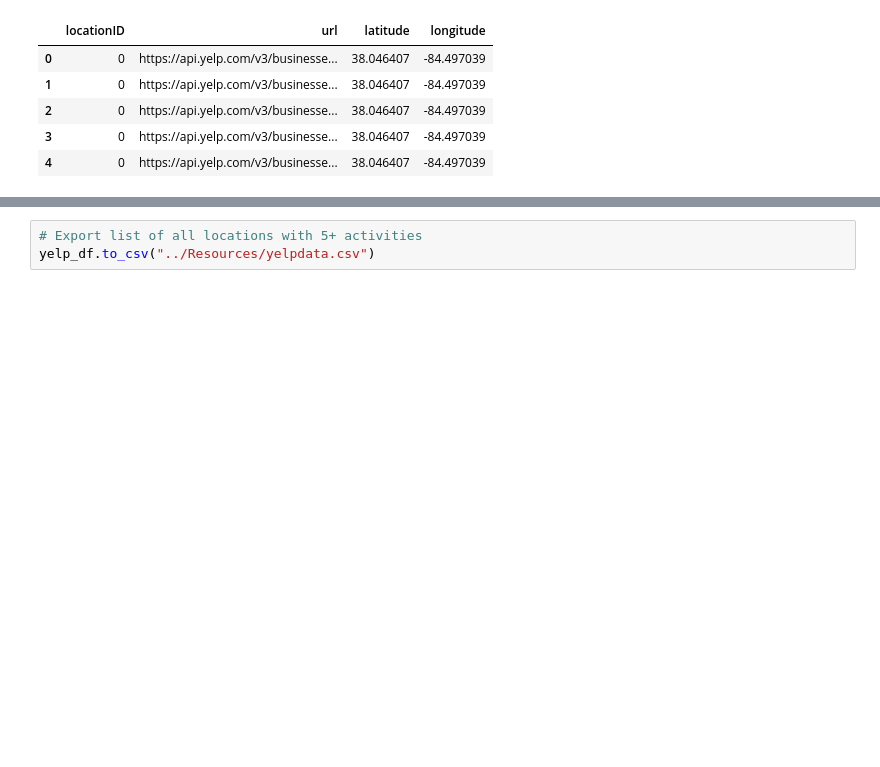
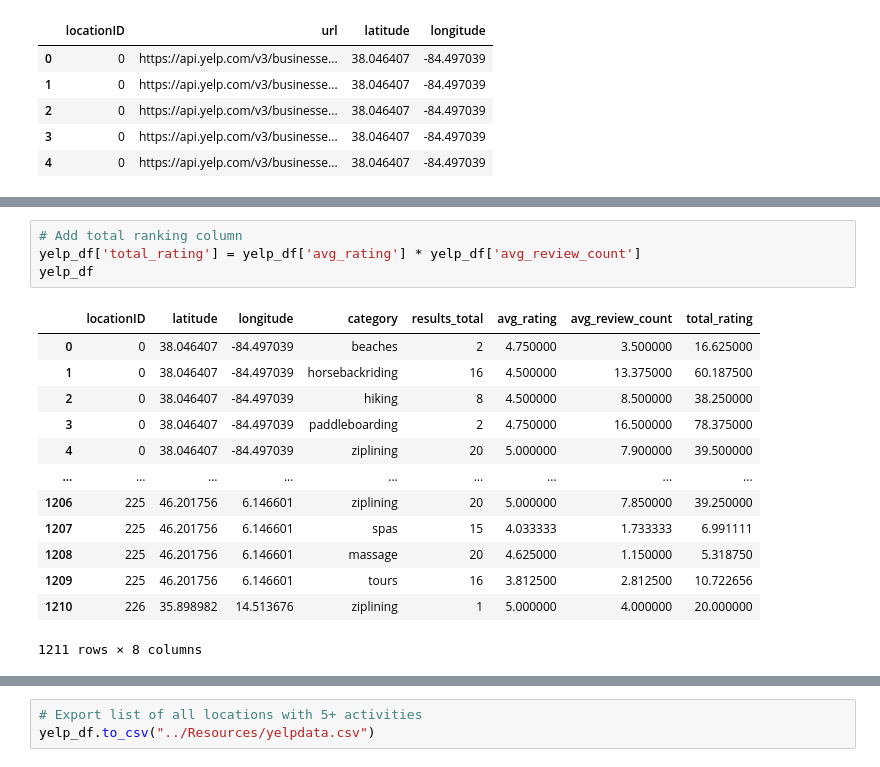
Before and after one commit to mugsiemx/honeymoon-dashboard, a Jupyter notebook: API_Calls/Yelp!API.ipynb, the cells around one changed output, grey strips where cells are left out. Cells and saved outputs as stored; diff of their text form; blank space fills up the shorter version.

```diff
--- a/API_Calls/Yelp!API.ipynb
+++ b/API_Calls/Yelp!API.ipynb
@@ -225,2 +246,20 @@ yelp_df["latitude"].nunique()
+# %%
+# Add total ranking column
+yelp_df['total_rating'] = yelp_df['avg_rating'] * yelp_df['avg_review_count']
+yelp_df
+# %% [output]
+|  | locationID | latitude | longitude | category | results_total | avg_rating | avg_review_count | total_rating |
+| 0 | 0 | 38.046407 | -84.497039 | beaches | 2 | 4.750000 | 3.500000 | 16.625000 |
+| 1 | 0 | 38.046407 | -84.497039 | horsebackriding | 16 | 4.500000 | 13.375000 | 60.187500 |
+| 2 | 0 | 38.046407 | -84.497039 | hiking | 8 | 4.500000 | 8.500000 | 38.250000 |
+| 3 | 0 | 38.046407 | -84.497039 | paddleboarding | 2 | 4.750000 | 16.500000 | 78.375000 |
+| 4 | 0 | 38.046407 | -84.497039 | ziplining | 20 | 5.000000 | 7.900000 | 39.500000 |
+| ... | ... | ... | ... | ... | ... | ... | ... | ... |
+| 1206 | 225 | 46.201756 | 6.146601 | ziplining | 20 | 5.000000 | 7.850000 | 39.250000 |
+| 1207 | 225 | 46.201756 | 6.146601 | spas | 15 | 4.033333 | 1.733333 | 6.991111 |
+| 1208 | 225 | 46.201756 | 6.146601 | massage | 20 | 4.625000 | 1.150000 | 5.318750 |
+| 1209 | 225 | 46.201756 | 6.146601 | tours | 16 | 3.812500 | 2.812500 | 10.722656 |
+| 1210 | 226 | 35.898982 | 14.513676 | ziplining | 1 | 5.000000 | 4.000000 | 20.000000 |
+1211 rows × 8 columns
 # %%
 # Separate out all of the values that have less than 5 actual activities returned successfully
```
Also changed, not shown: parts of 13 cells of this notebook.
